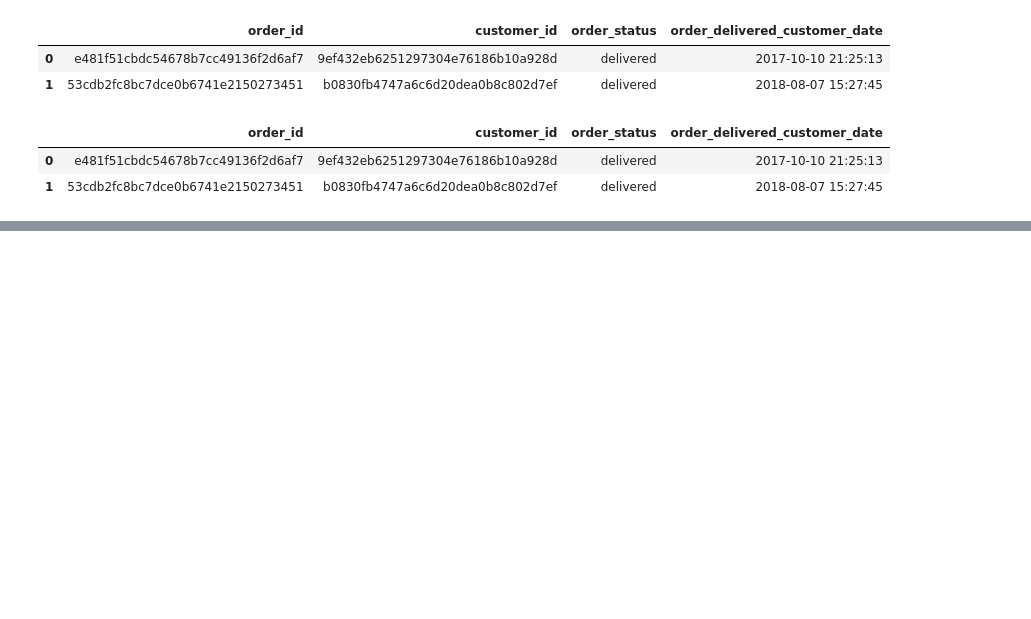
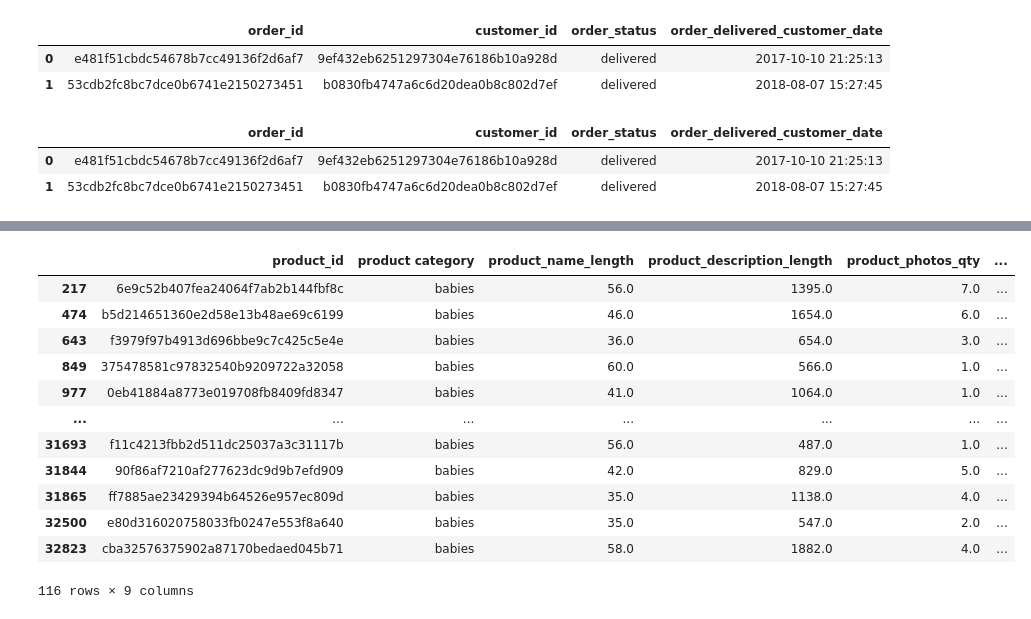
Before and after one commit to dunaoki/Treinando-Analise-python, a Jupyter notebook: 04 Seleção e Filtragem de Dados/04 selecao e filtragem de dados.ipynb, the cells around one changed output, grey strips where cells are left out. Drawn from its saved outputs; the diff is of its cells as text; code cells hidden in the pictures; blank space fills up the shorter version.

```diff
--- a/04 Seleção e Filtragem de Dados/04 selecao e filtragem de dados.ipynb
+++ b/04 Seleção e Filtragem de Dados/04 selecao e filtragem de dados.ipynb
@@ -72,0 +148,18 @@ orders.head(2)
+# %%
+# and => &
+# or => |
+products[(products["product category"]=="babies") & (products["product_weight_g"]>= 10000)]
+# %% [output]
+|  | product_id | product category | product_name_length | product_description_length | product_photos_qty | ... |
+| 217 | 6e9c52b407fea24064f7ab2b144fbf8c | babies | 56.0 | 1395.0 | 7.0 | ... |
+| 474 | b5d214651360e2d58e13b48ae69c6199 | babies | 46.0 | 1654.0 | 6.0 | ... |
+| 643 | f3979f97b4913d696bbe9c7c425c5e4e | babies | 36.0 | 654.0 | 3.0 | ... |
+| 849 | 375478581c97832540b9209722a32058 | babies | 60.0 | 566.0 | 1.0 | ... |
+| 977 | 0eb41884a8773e019708fb8409fd8347 | babies | 41.0 | 1064.0 | 1.0 | ... |
+| ... | ... | ... | ... | ... | ... | ... |
+| 31693 | f11c4213fbb2d511dc25037a3c31117b | babies | 56.0 | 487.0 | 1.0 | ... |
+| 31844 | 90f86af7210af277623dc9d9b7efd909 | babies | 42.0 | 829.0 | 5.0 | ... |
+| 31865 | ff7885ae23429394b64526e957ec809d | babies | 35.0 | 1138.0 | 4.0 | ... |
+| 32500 | e80d316020758033fb0247e553f8a640 | babies | 35.0 | 547.0 | 2.0 | ... |
+| 32823 | cba32576375902a87170bedaed045b71 | babies | 58.0 | 1882.0 | 4.0 | ... |
+116 rows × 9 columns
```
Also changed, not shown: parts of 12 cells of this notebook.
